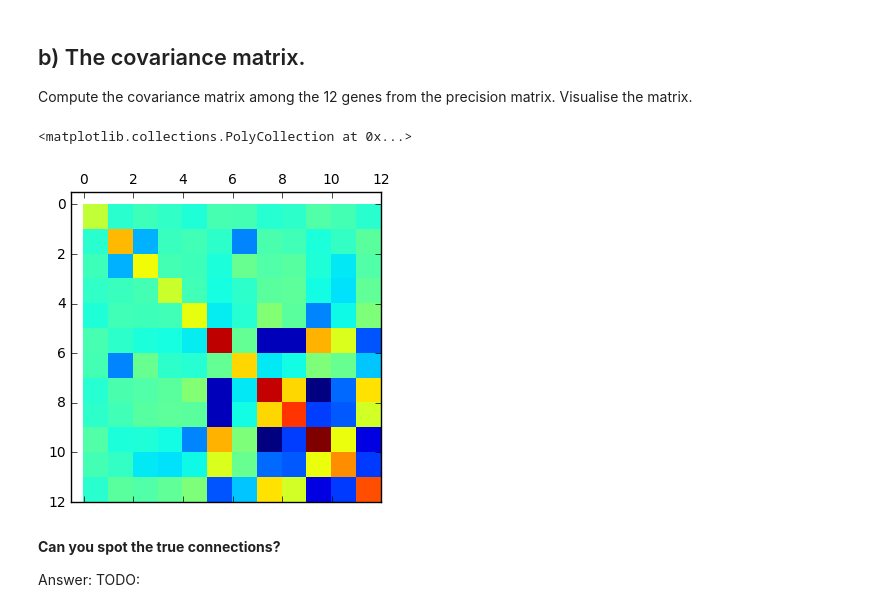
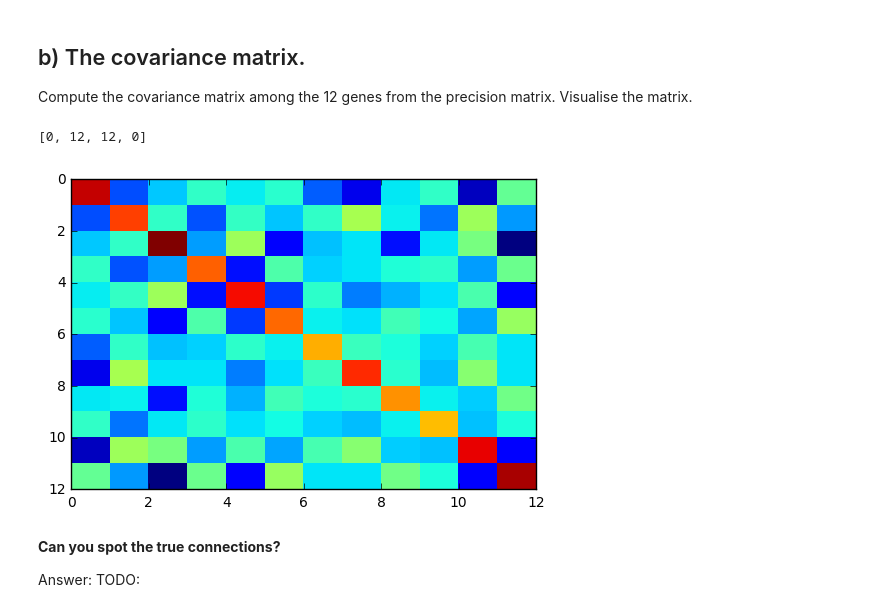
Before and after one commit to belochka/Bioinf, a Jupyter notebook: NetworkInference.ipynb, the cells around one changed output. Cells and saved outputs as stored; diff of their text form; code cells hidden in the pictures.

Commit message:
my latest verison
fixed a plot issue in 2b) and added names

```diff
--- a/NetworkInference.ipynb
+++ b/NetworkInference.ipynb
@@ -55,14 +55,14 @@ Compute the covariance matrix among the 12 genes from the precision matrix. Visu
 # %%
 covarianceMatrix = np.linalg.inv(precisionMatrix)
 plt.figure(1)
-plt.spy(covarianceMatrix)
 plt.pcolor(covarianceMatrix) # todo: fix lable
+plt.axis([0, 12, 12, 0])
 
 # TODO: Check Result. And if its right what i did ;)
 # Use np.cov() an plot this in comparison?
 # %% [output]
-<matplotlib.collections.PolyCollection at 0x...>
+[0, 12, 12, 0]
-[figure, old version]
+[figure, new version]
 # %% [markdown]
 **Can you spot the true connections?**
 
```
Also changed, not shown: parts of 2 cells of this notebook.
